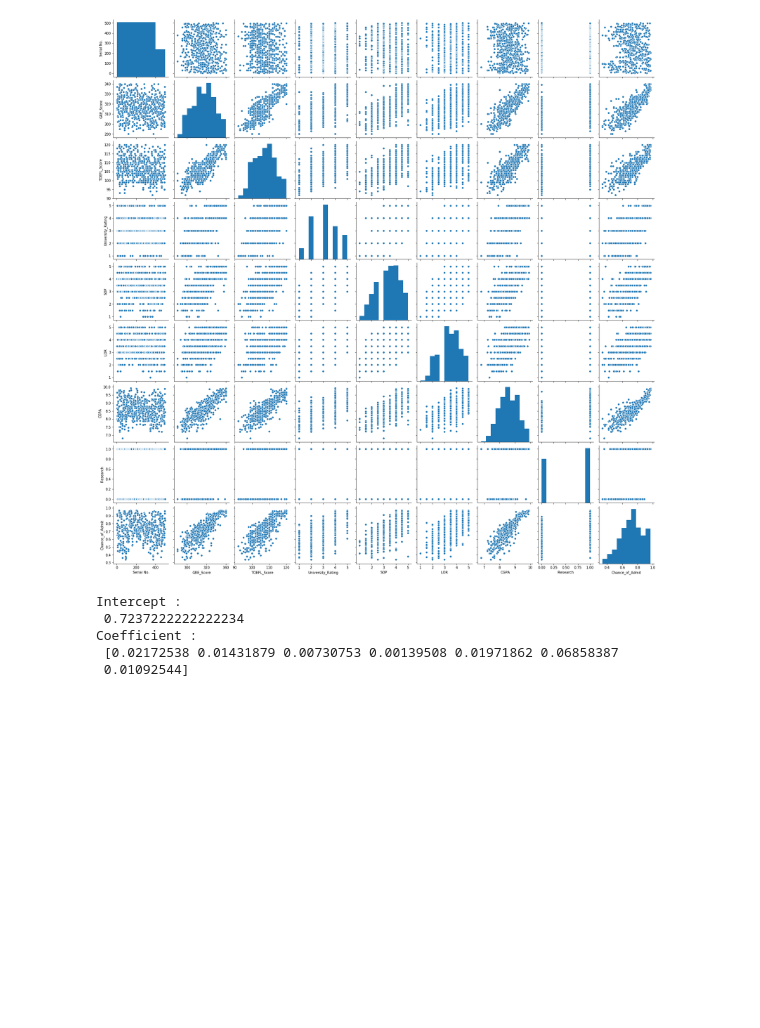
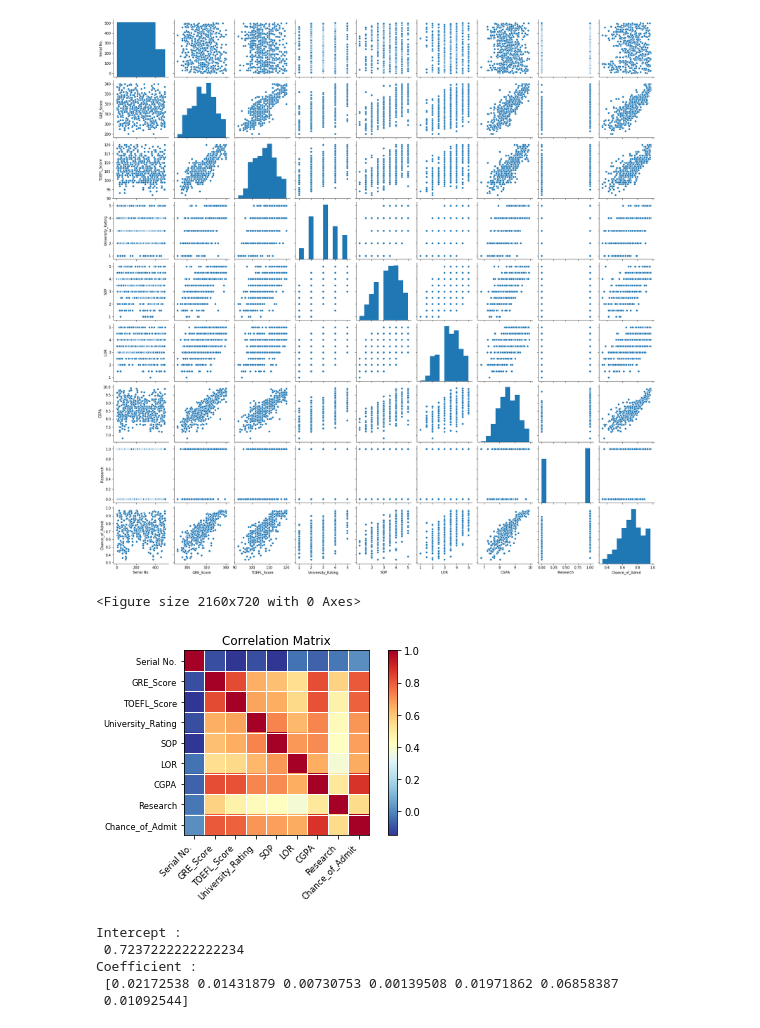
Before and after one commit to RigvedRocks/Graduate-Admission, a Jupyter notebook: GREAdmission.ipynb, the cells around one changed output. Saved outputs shown, nothing was run; the diff lists cells and outputs as text; code cells hidden in the pictures; blank space fills up the shorter version.

```diff
--- a/GREAdmission.ipynb
+++ b/GREAdmission.ipynb
@@ -119,6 +120,14 @@ plt.show(fig)
 # %% [output]
 <Figure size 2160x720 with 0 Axes>
 [figure]
+# %%
+#Let us plot the correlation heatmap
+plt.figure(figsize=(30,10))
+fig = correlation.plot_corr(df.corr(),xnames = df.columns,ynames = df.columns)
+plt.show(fig)
+# %% [output]
+<Figure size 2160x720 with 0 Axes>
+[figure, added]
 # %%
 # Splitting into training and test sets
 X_train,X_test , y_train ,y_test = train_test_split(X , y , test_size = 0.2 , random_state = 0)
```
Also changed, not shown: parts of 2 cells of this notebook.
